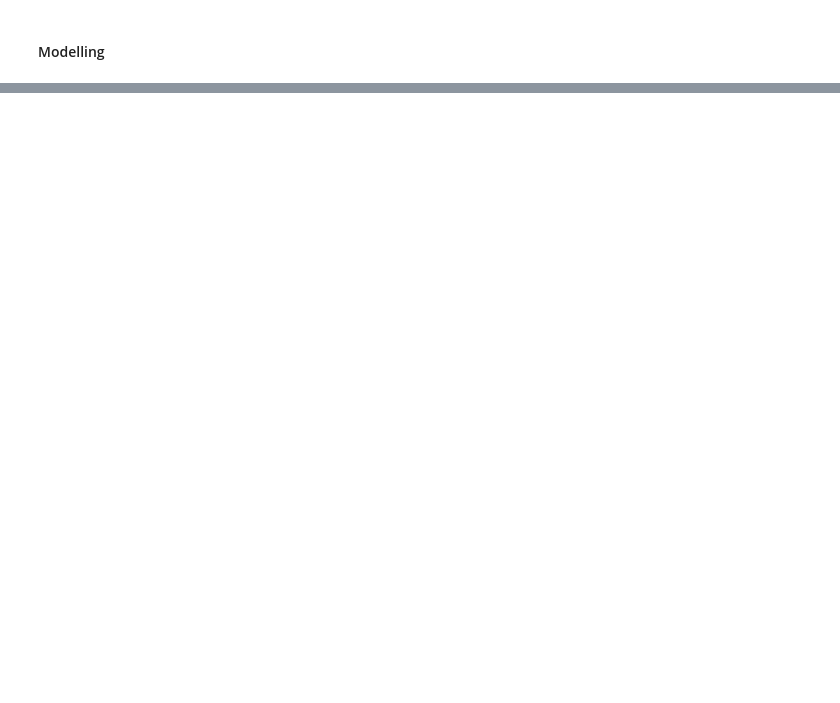
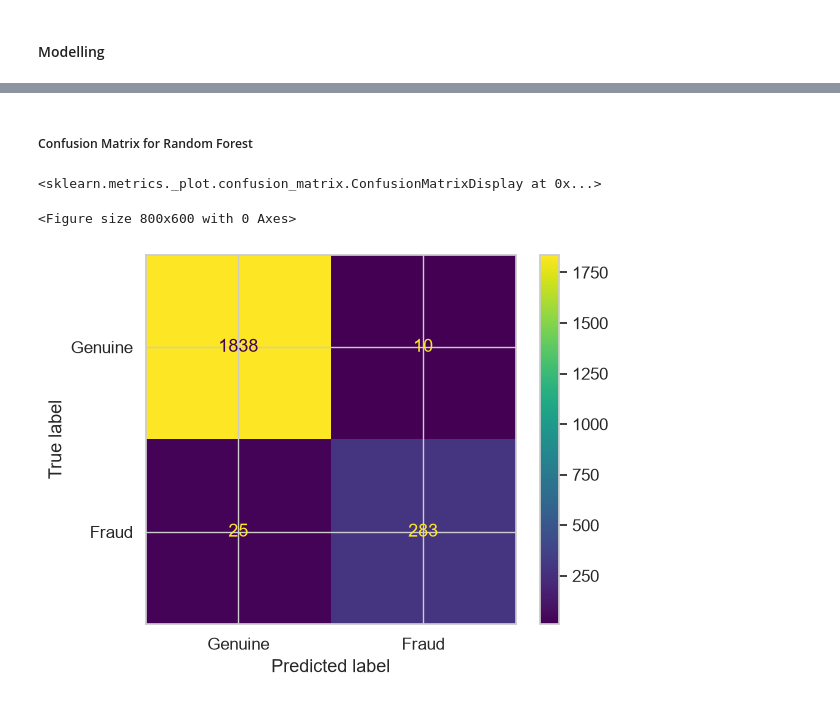
Before and after one commit to Olunoyo/Fraudulent_Transaction_Detection_For_Finlora_Company, a Jupyter notebook: Notebooks/Data_cleaning.ipynb, the cells around one changed output, grey strips where cells are left out. Cells and saved outputs as stored; diff of their text form; code cells hidden in the pictures; blank space fills up the shorter version.

```diff
--- a/Notebooks/Data_cleaning.ipynb
+++ b/Notebooks/Data_cleaning.ipynb
@@ -1744,3 +1745,6 @@ Index(['amount_src', 'amount_usd', 'fee', 'ip_risk_score', 'account_age_days',
        'low_device_trust', 'new_account', 'very_new_account',
        'velocity_spike'],
       dtype='object')
+# %%
+all_features = list (categorical_features) + list (numerical_features)
+print(all_features)
@@ -1800,0 +1910,34 @@ Modelling_Data.head()
+# %%
+from sklearn.ensemble import RandomForestClassifier
+
+# Create Random Forest model
+rf_model = RandomForestClassifier(
+    class_weight='balanced',
+    random_state=42,
+    n_estimators=100,
+    max_depth=10,
+    n_jobs=-1
+)
+
+# Build the complete pipeline
+pipeline_rf = Pipeline(
+    steps=[
+        ('preprocessor', preprocessor),
+        ('classifier', rf_model)
+    ]
+)
+
+# Train the pipeline (using raw x_train, not processed)
+pipeline_rf.fit(x_train, y_train)
+
+# Make predictions
+y_pred_rf = pipeline_rf.predict(x_test)
+y_proba_rf = pipeline_rf.predict_proba(x_test)[:, 1]
+
+# Evaluation
+print("Random Forest Results:")
+print("\nClassification Report:")
+print(classification_report(y_test, y_pred_rf, target_names=['Genuine', 'Fraud']))
+print("\nConfusion Matrix:")
+print(confusion_matrix(y_test, y_pred_rf))
+print(f"\nROC_AUC Score: {roc_auc_score(y_test, y_proba_rf):.4f}")
@@ -1800,0 +1963,12 @@ Modelling_Data.head()
+# %% [markdown]
+##### Confusion Matrix for Random Forest
+# %%
+from sklearn.metrics import ConfusionMatrixDisplay
+
+cm = ConfusionMatrixDisplay(confusion_matrix(y_test, y_pred_rf), display_labels=['Genuine', 'Fraud'])
+plt.figure(figsize=(8, 6))
+cm.plot()
+# %% [output]
+<sklearn.metrics._plot.confusion_matrix.ConfusionMatrixDisplay at 0x...>
+<Figure size 800x600 with 0 Axes>
+[figure, added]
```
Also changed, not shown: parts of 47 cells of this notebook, 4 other files.
